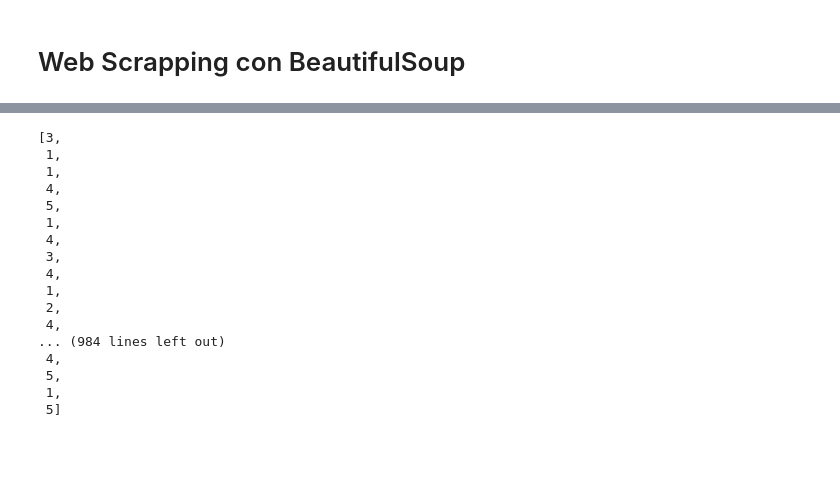
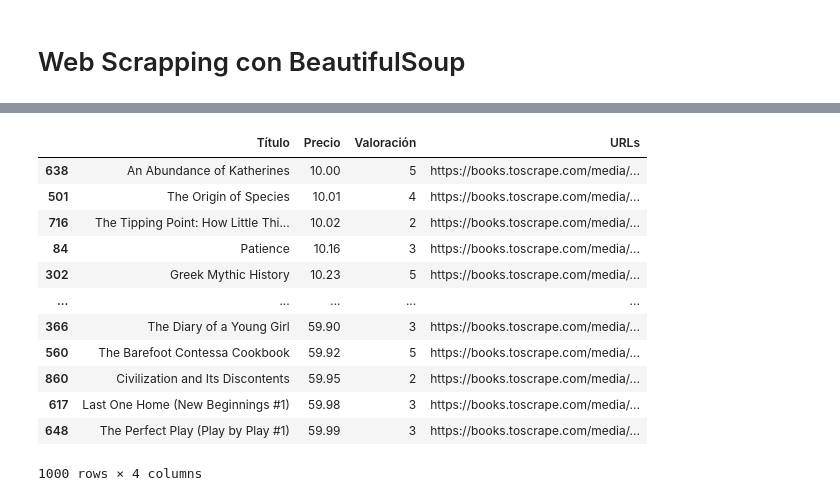
Before and after one commit to dui-luis-alberto-37/web_scraping_bs, a Jupyter notebook: Tr2_WebScraping_LuisAlbertoGarciaOrozco.ipynb, the cells around one changed output, grey strips where cells are left out. Cells and saved outputs as stored; diff of their text form; code cells hidden in the pictures; blank space fills up the shorter version.

```diff
--- a/Tr2_WebScraping_LuisAlbertoGarciaOrozco.ipynb
+++ b/Tr2_WebScraping_LuisAlbertoGarciaOrozco.ipynb
@@ -35,6 +20,11 @@ bs.prettify
 # %%
-link, end = url_base + '/page-', '.html'
+url_base = 'https://books.toscrape.com/catalogue'
+main_page = urlopen(url_base+'/page-1.html')
+link, end = url_base + '/page-', '.html'     #separé asi la url para poder usar el patron detectado
 pages = []
+
 for i in range(1,51):
     page = urlopen(link+str(i)+end).read()
-    pages.append(BeautifulSoup(page, 'xml'))
+    pages.append(BeautifulSoup(page, 'html.parser'))
+
+pages[0].prettify # este es solo un ejemplo de lo almacenado
@@ -185,20 +88,24 @@ df['Valoraciones'] = [rate_to_int[rate] for rate in ratings]
-# %%
-df['Valoraciones']
-# %% [output]
-[3,
- 1,
- 1,
- 4,
- 5,
- 1,
- 4,
- 3,
- 4,
- 1,
- 2,
- 4,
-... (984 lines left out)
- 4,
- 5,
- 1,
- 5]
+# %%
+df = {
+    'Título':names,
+    'Precio':prices,
+    'Valoración':ratings,
+    'URLs':urlsimg
+}
+df = pd.DataFrame(df)
+df.sort_values('Precio', inplace=True)
+df
+# %% [output]
+|  | Título | Precio | Valoración | URLs |
+| 638 | An Abundance of Katherines | 10.00 | 5 | https://books.toscrape.com/media/... |
+| 501 | The Origin of Species | 10.01 | 4 | https://books.toscrape.com/media/... |
+| 716 | The Tipping Point: How Little Thi... | 10.02 | 2 | https://books.toscrape.com/media/... |
+| 84 | Patience | 10.16 | 3 | https://books.toscrape.com/media/... |
+| 302 | Greek Mythic History | 10.23 | 5 | https://books.toscrape.com/media/... |
+| ... | ... | ... | ... | ... |
+| 366 | The Diary of a Young Girl | 59.90 | 3 | https://books.toscrape.com/media/... |
+| 560 | The Barefoot Contessa Cookbook | 59.92 | 5 | https://books.toscrape.com/media/... |
+| 860 | Civilization and Its Discontents | 59.95 | 2 | https://books.toscrape.com/media/... |
+| 617 | Last One Home (New Beginnings #1) | 59.98 | 3 | https://books.toscrape.com/media/... |
+| 648 | The Perfect Play (Play by Play #1) | 59.99 | 3 | https://books.toscrape.com/media/... |
+1000 rows × 4 columns
```
Also changed, not shown: parts of 14 cells of this notebook.
